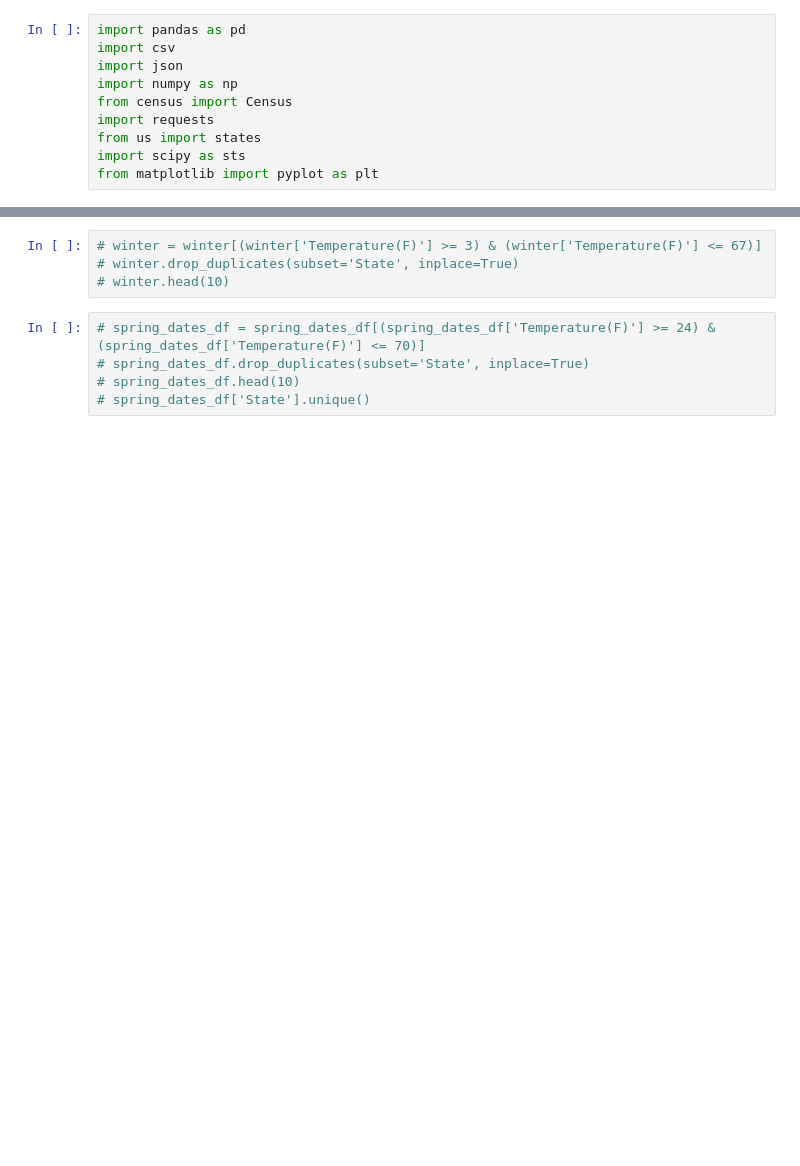
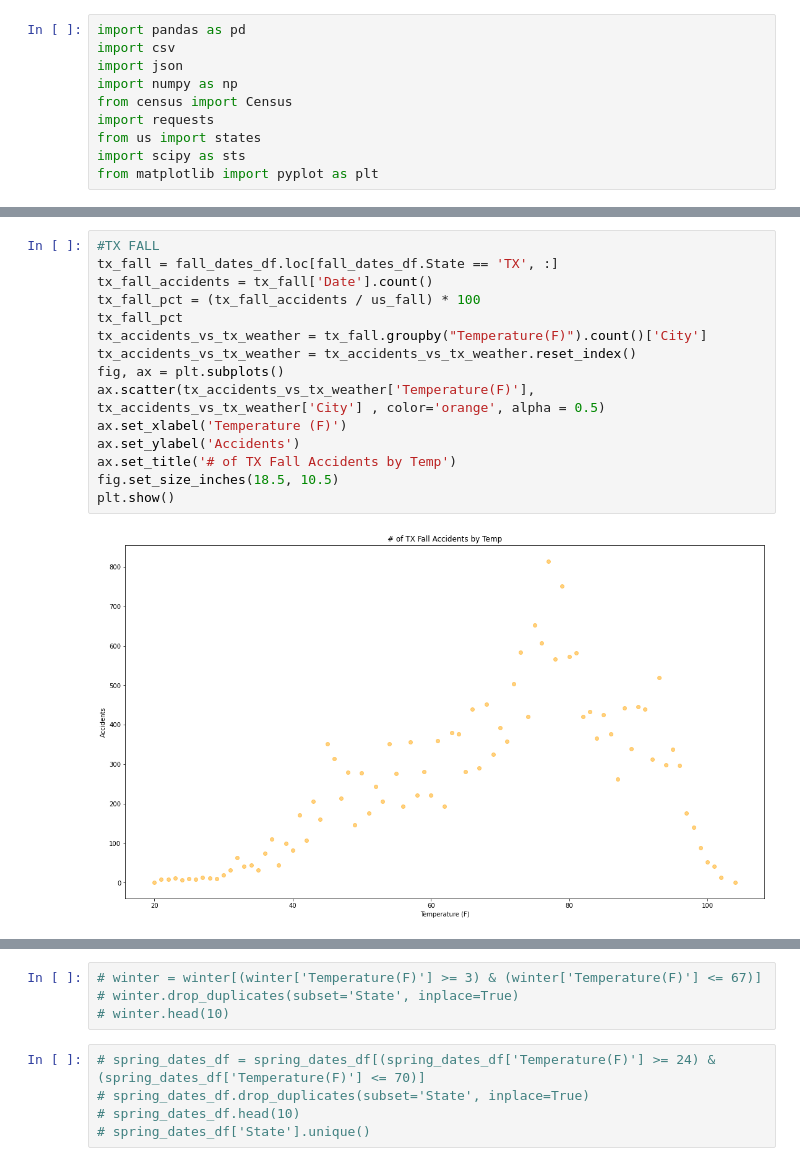
Before and after one commit to gamem001/us_accident_trends, a Jupyter notebook: andrews_new.ipynb, the cells around one changed output, grey strips where cells are left out. Cells and saved outputs as stored; diff of their text form; blank space fills up the shorter version.

```diff
--- a/andrews_new.ipynb
+++ b/andrews_new.ipynb
@@ -101,0 +81,17 @@ winter_count = list(winter_dates)
+# %%
+#TX FALL
+tx_fall = fall_dates_df.loc[fall_dates_df.State == 'TX', :]
+tx_fall_accidents = tx_fall['Date'].count()
+tx_fall_pct = (tx_fall_accidents / us_fall) * 100
+tx_fall_pct
+tx_accidents_vs_tx_weather = tx_fall.groupby("Temperature(F)").count()['City']
+tx_accidents_vs_tx_weather = tx_accidents_vs_tx_weather.reset_index()
+fig, ax = plt.subplots()
+ax.scatter(tx_accidents_vs_tx_weather['Temperature(F)'], tx_accidents_vs_tx_weather['City'] , color='orange', alpha = 0.5)
+ax.set_xlabel('Temperature (F)')
+ax.set_ylabel('Accidents')
+ax.set_title('# of TX Fall Accidents by Temp')
+fig.set_size_inches(18.5, 10.5)
+plt.show()
+# %% [output]
+[figure, added]
```
Also changed, not shown: parts of 24 cells of this notebook, 2 other files.
